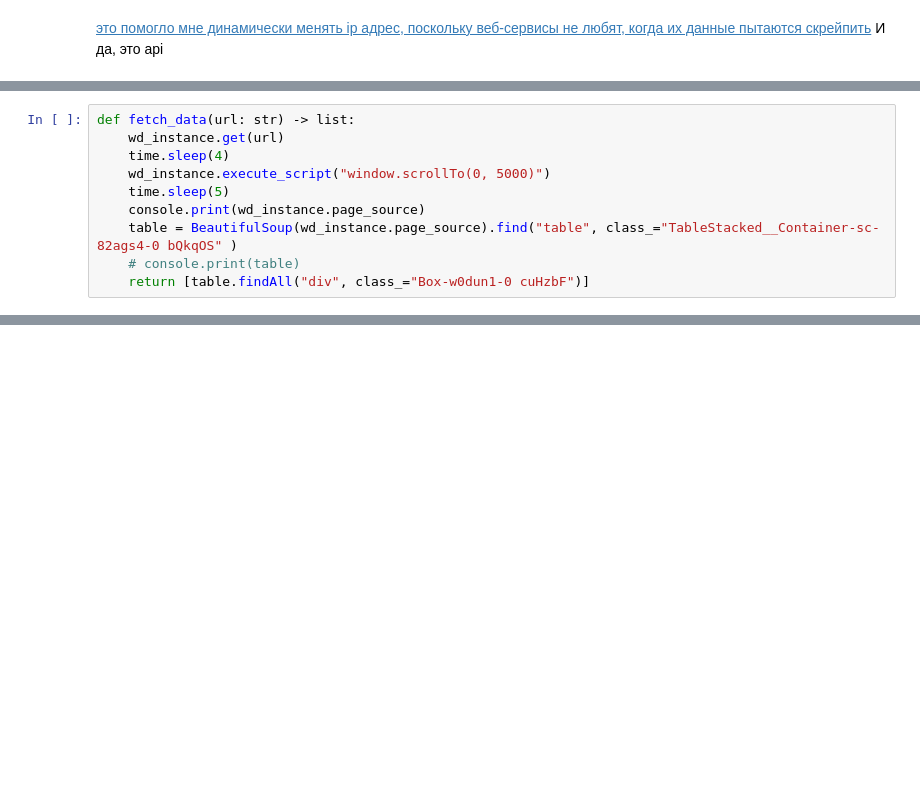
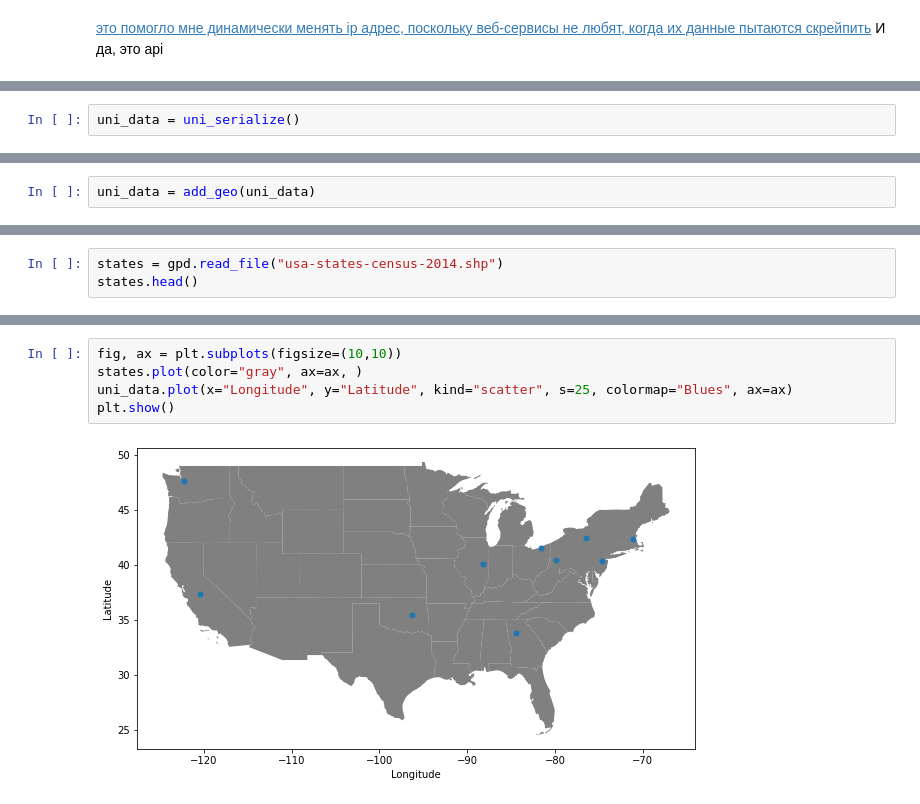
Before and after one commit to Artemidividiy/hse_hw, a Jupyter notebook: hse_hw.ipynb, the cells around one changed output, grey strips where cells are left out. Drawn from its saved outputs; the diff is of its cells as text; blank space fills up the shorter version.

```diff
--- a/hse_hw.ipynb
+++ b/hse_hw.ipynb
@@ -51,10 +53,0 @@ got this brand new ip-adress
-# %%
-def fetch_data(url: str) -> list:
-    wd_instance.get(url)
-    time.sleep(4)
-    wd_instance.execute_script("window.scrollTo(0, 5000)")
-    time.sleep(5)
-    console.print(wd_instance.page_source)
-    table = BeautifulSoup(wd_instance.page_source).find("table", class_="TableStacked__Container-sc-82ags4-0 bQkqOS" )
-    # console.print(table)
-    return [table.findAll("div", class_="Box-w0dun1-0 cuHzbF")]
@@ -90,0 +91,2 @@ data-tracking-id="compass_tracking_click" data-tracking-[0
+# %%
+uni_data = uni_serialize()
@@ -90,0 +266,2 @@ data-tracking-id="compass_tracking_click" data-tracking-[0
+# %%
+uni_data = add_geo(uni_data)
@@ -90,0 +474,3 @@ data-tracking-id="compass_tracking_click" data-tracking-[0
+# %%
+states = gpd.read_file("usa-states-census-2014.shp")
+states.head()
@@ -90,0 +500,7 @@ data-tracking-id="compass_tracking_click" data-tracking-[0
+# %%
+fig, ax = plt.subplots(figsize=(10,10))
+states.plot(color="gray", ax=ax, )
+uni_data.plot(x="Longitude", y="Latitude", kind="scatter", s=25, colormap="Blues", ax=ax)
+plt.show()
+# %% [output]
+[figure, added]
```
Also changed, not shown: parts of 14 cells of this notebook, 8 other files.
